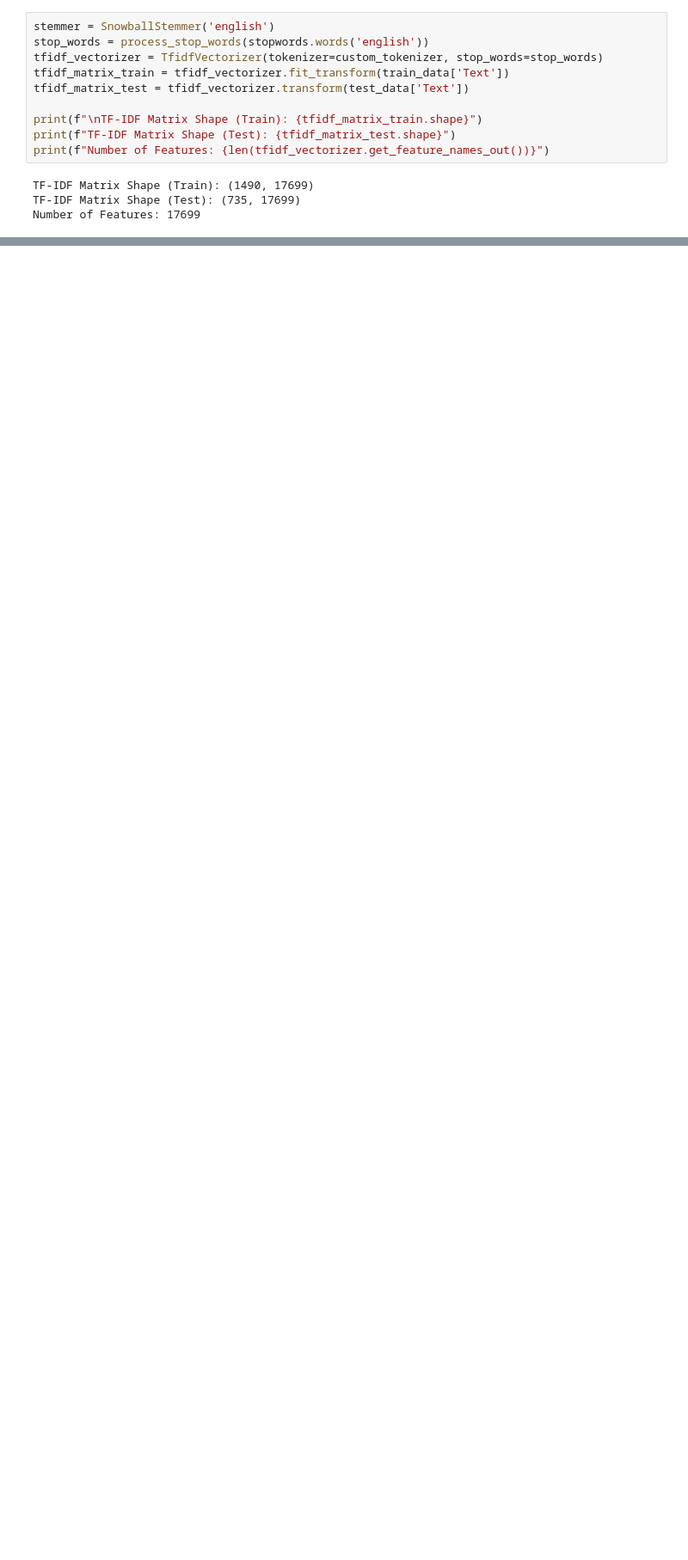
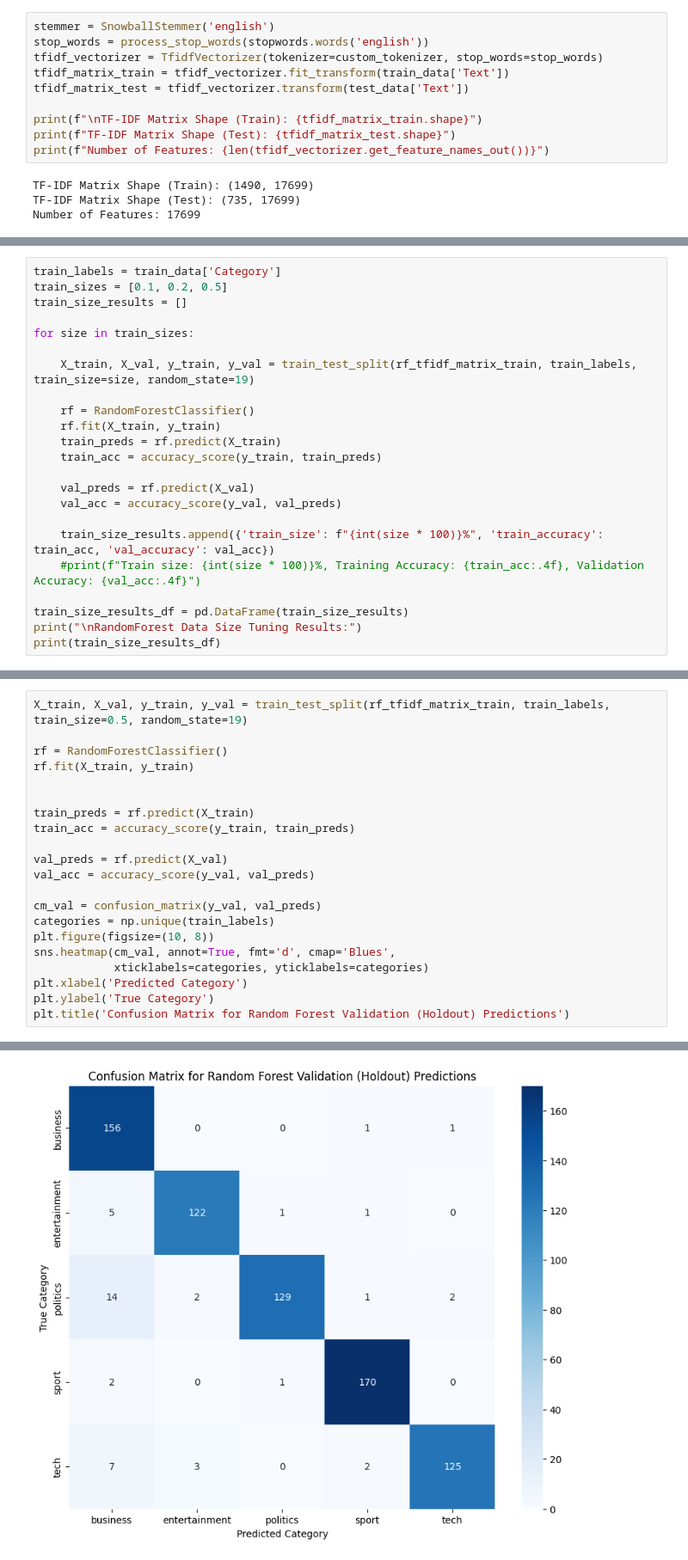
Before and after one commit to carlosmatherson/BBC-News-Classification, a Jupyter notebook: BBC_News_Classification.ipynb, the cells around one changed output, grey strips where cells are left out. Shown at 86% size. Drawn from its saved outputs; the diff is of its cells as text; blank space fills up the shorter version.

```diff
--- a/BBC_News_Classification.ipynb
+++ b/BBC_News_Classification.ipynb
@@ -324,0 +358,23 @@ Predictions saved to 'submission_k5.csv'
+# %%
+train_labels = train_data['Category']
+train_sizes = [0.1, 0.2, 0.5]
+train_size_results = []
+
+for size in train_sizes:
+
+    X_train, X_val, y_train, y_val = train_test_split(rf_tfidf_matrix_train, train_labels, train_size=size, random_state=19)
+
+    rf = RandomForestClassifier()
+    rf.fit(X_train, y_train)
+    train_preds = rf.predict(X_train)
+    train_acc = accuracy_score(y_train, train_preds)
+
+    val_preds = rf.predict(X_val)
+    val_acc = accuracy_score(y_val, val_preds)
+
+    train_size_results.append({'train_size': f"{int(size * 100)}%", 'train_accuracy': train_acc, 'val_accuracy': val_acc})
+    #print(f"Train size: {int(size * 100)}%, Training Accuracy: {train_acc:.4f}, Validation Accuracy: {val_acc:.4f}")
+
+train_size_results_df = pd.DataFrame(train_size_results)
+print("\nRandomForest Data Size Tuning Results:")
+print(train_size_results_df)
@@ -324,0 +387,22 @@ Predictions saved to 'submission_k5.csv'
+# %%
+X_train, X_val, y_train, y_val = train_test_split(rf_tfidf_matrix_train, train_labels, train_size=0.5, random_state=19)
+
+rf = RandomForestClassifier()
+rf.fit(X_train, y_train)
+
+
+train_preds = rf.predict(X_train)
+train_acc = accuracy_score(y_train, train_preds)
+
+val_preds = rf.predict(X_val)
+val_acc = accuracy_score(y_val, val_preds)
+
+cm_val = confusion_matrix(y_val, val_preds)
+categories = np.unique(train_labels)
+plt.figure(figsize=(10, 8))
+sns.heatmap(cm_val, annot=True, fmt='d', cmap='Blues',
+            xticklabels=categories, yticklabels=categories)
+plt.xlabel('Predicted Category')
+plt.ylabel('True Category')
+plt.title('Confusion Matrix for Random Forest Validation (Holdout) Predictions')
+# %% [output]
@@ -324,0 +410 @@ Predictions saved to 'submission_k5.csv'
+[figure, added]
```
Also changed, not shown: parts of 22 cells of this notebook.
